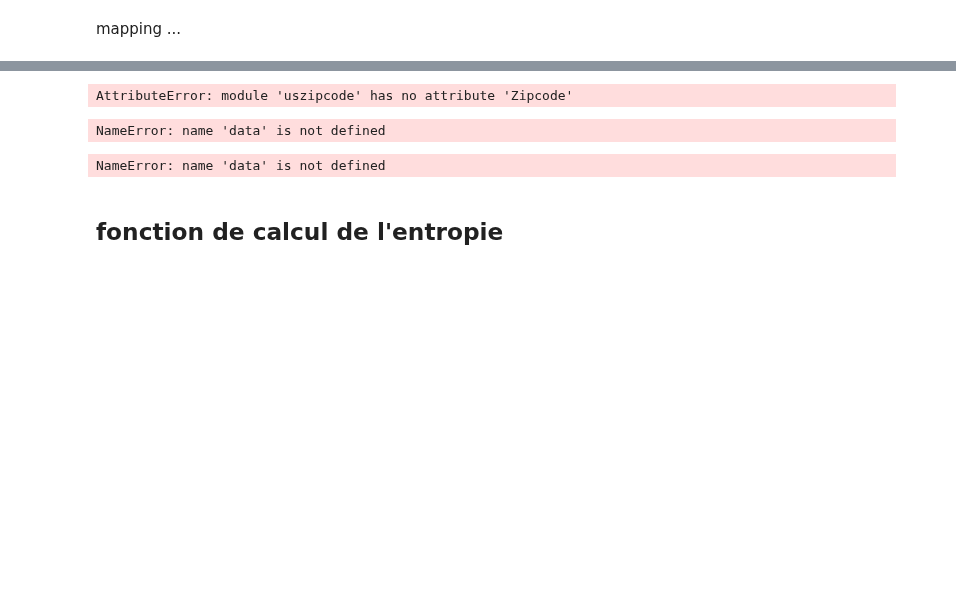
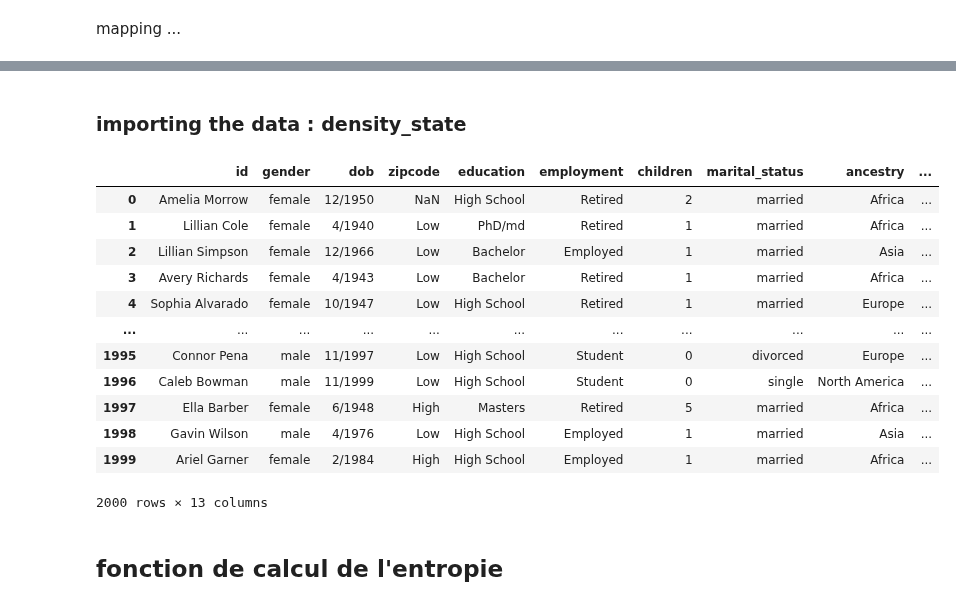
Before and after one commit to SimonLegendrre/LINMA2472_AlgoInDataScienceProjet1, a Jupyter notebook: P3/code/project3_arthur.ipynb, the cells around one changed output, grey strips where cells are left out. Saved outputs shown, nothing was run; the diff lists cells and outputs as text; code cells hidden in the pictures; blank space fills up the shorter version.

```diff
--- a/P3/code/project3_arthur.ipynb
+++ b/P3/code/project3_arthur.ipynb
@@ -134,35 +130,38 @@ data['zipcode']
 1998          Kentucky
 1999    North Carolina
 Name: zipcode, Length: 2000, dtype: object
-# %%
-dict_state_density = {}
-
-for state in states['State Name']:
-    if state != 'unknown state':
-        zip = search.by_state(state)[0]
-        dict_state_density[state] = round(zip['Density'], 2)
-# %% [output]
-AttributeError: module 'uszipcode' has no attribute 'Zipcode'
-# %%
-data['zipcode'] = data.zipcode.map(dict_state_density)
-# %% [output]
-NameError: name 'data' is not defined
-# %%
-mean_density = round(data['zipcode'].mean(), 0)
-
-dict_dens_to_binary = {}
-
-for density in data['zipcode'].copy().dropna():
-    if density >= mean_density:
-        dict_dens_to_binary[density] = 'high'
-    else:
-        dict_dens_to_binary[density] = 'low'
-
-dict_dens_to_binary
-
-data['zipcode'] = data.zipcode.map(dict_dens_to_binary)
-# %% [output]
-NameError: name 'data' is not defined
+# %% [markdown]
+### importing the data : density_state
+# %%
+density_state = pd.read_csv('../resources/density_state.csv')
+# %%
+mean_density = density_state['Density'].mean()
+
+dict_state_density = {}
+
+for i,state in enumerate(density_state['State']):
+    if density_state['Density'].iloc[i] >= mean_density:
+        dict_state_density[state] = 'High'
+    else:
+        dict_state_density[state] = 'Low'
+
+data['zipcode'] = data.zipcode.map(dict_state_density)
+# %%
+data
+# %% [output]
+|  | id | gender | dob | zipcode | education | employment | children | marital_status | ancestry | ... |
+| 0 | Amelia Morrow | female | 12/1950 | NaN | High School | Retired | 2 | married | Africa | ... |
+| 1 | Lillian Cole | female | 4/1940 | Low | PhD/md | Retired | 1 | married | Africa | ... |
+| 2 | Lillian Simpson | female | 12/1966 | Low | Bachelor | Employed | 1 | married | Asia | ... |
+| 3 | Avery Richards | female | 4/1943 | Low | Bachelor | Retired | 1 | married | Africa | ... |
+| 4 | Sophia Alvarado | female | 10/1947 | Low | High School | Retired | 1 | married | Europe | ... |
+| ... | ... | ... | ... | ... | ... | ... | ... | ... | ... | ... |
+| 1995 | Connor Pena | male | 11/1997 | Low | High School | Student | 0 | divorced | Europe | ... |
+| 1996 | Caleb Bowman | male | 11/1999 | Low | High School | Student | 0 | single | North America | ... |
+| 1997 | Ella Barber | female | 6/1948 | High | Masters | Retired | 5 | married | Africa | ... |
+| 1998 | Gavin Wilson | male | 4/1976 | Low | High School | Employed | 1 | married | Asia | ... |
+| 1999 | Ariel Garner | female | 2/1984 | High | High School | Employed | 1 | married | Africa | ... |
+2000 rows × 13 columns
 # %% [markdown]
 ## fonction de calcul de l'entropie
 # %%
```
Also changed, not shown: parts of 3 cells of this notebook.
